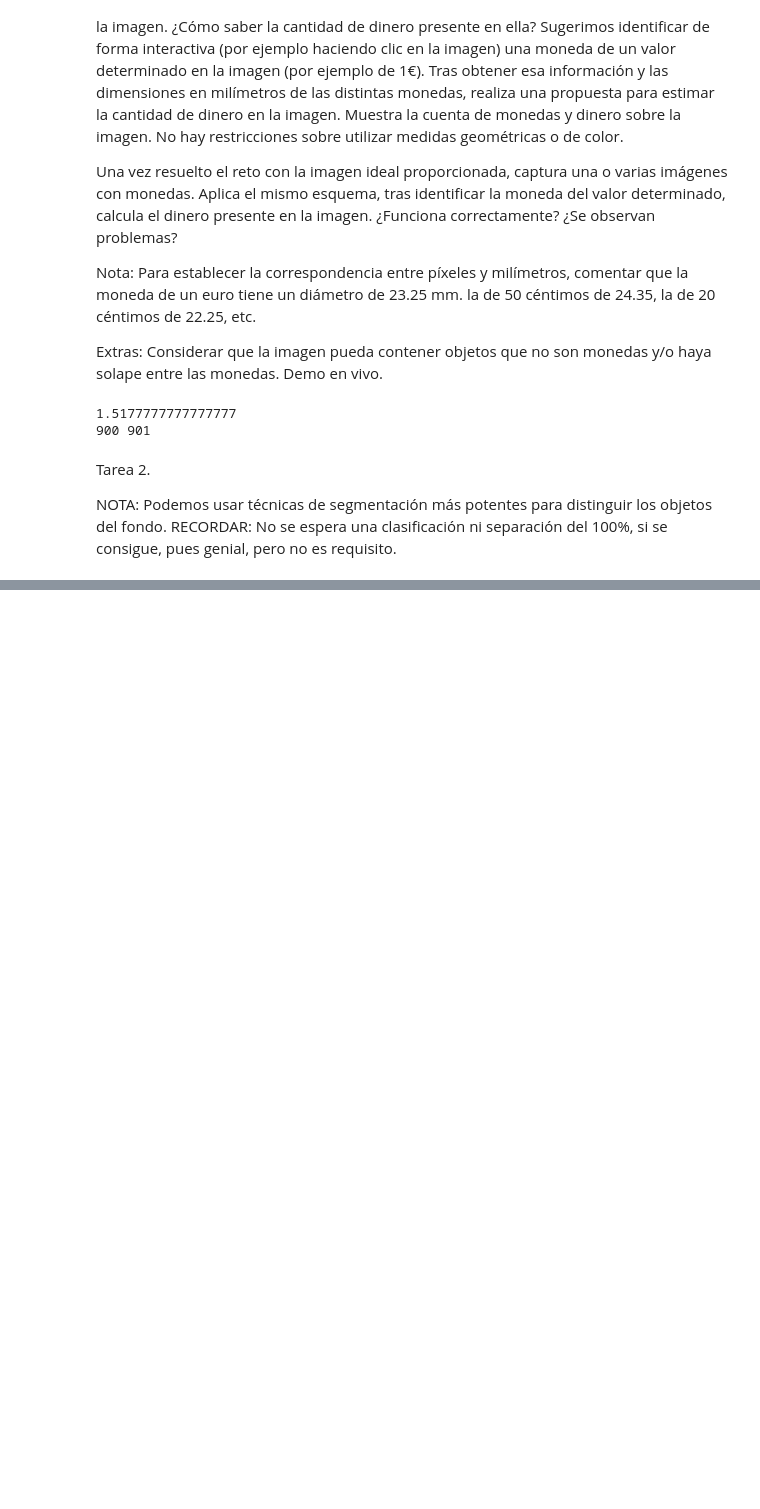
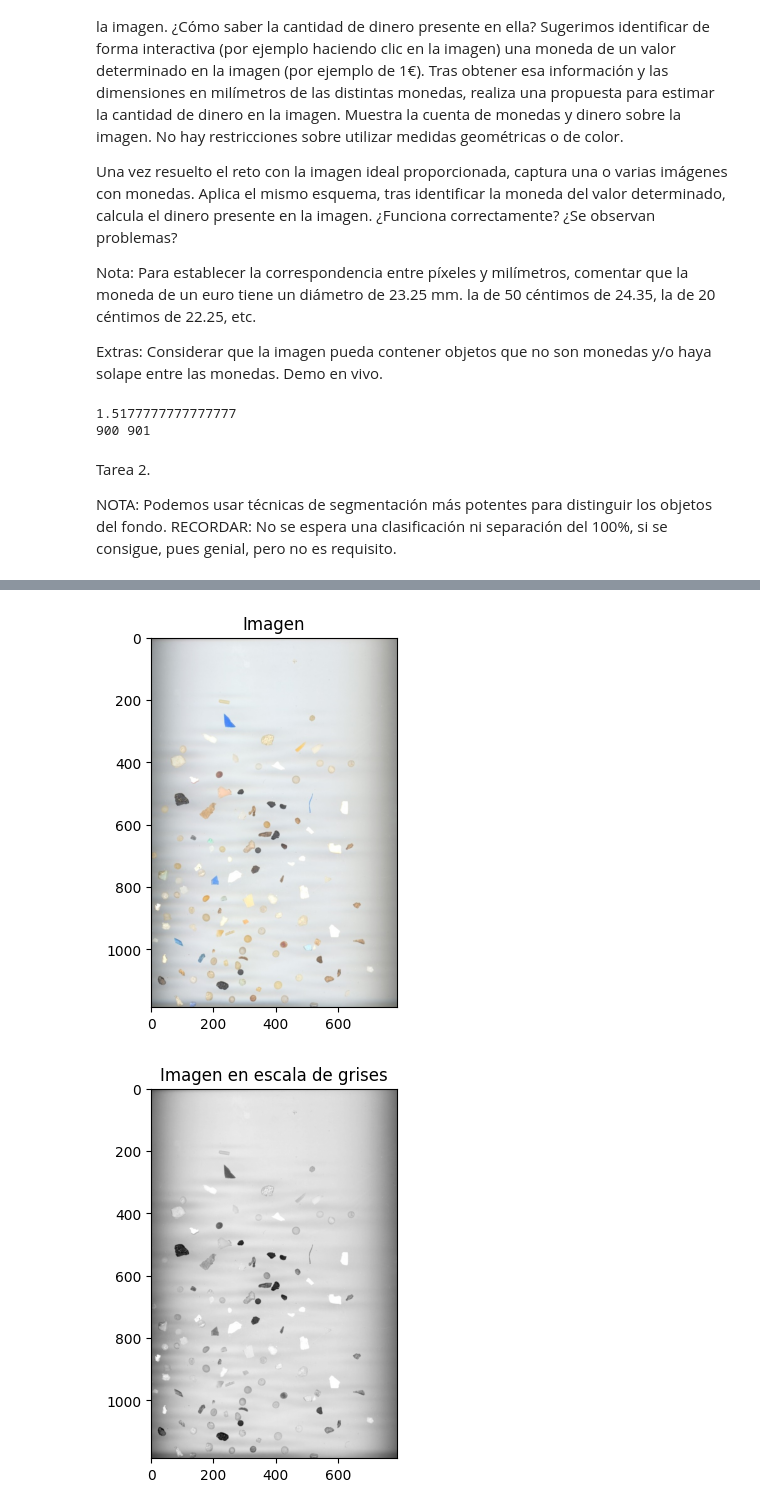
Before and after one commit to Leslie-Romero/VC_P3_LRM_MCV, a Jupyter notebook: Tareas.ipynb, the cells around one changed output, grey strips where cells are left out. Drawn from its saved outputs; the diff is of its cells as text; code cells hidden in the pictures; blank space fills up the shorter version.

```diff
--- a/Tareas.ipynb
+++ b/Tareas.ipynb
@@ -114,0 +117,18 @@ RECORDAR: No se espera una clasificación ni separación del 100%, si se consigu
+# %%
+#Carga imagen directamente en grises
+img = cv2.imread('./content/MPs_test.jpg')
+
+img_rgb = cv2.cvtColor(img, cv2.COLOR_BGR2RGB)
+
+plt.imshow(img_rgb)
+plt.title("Imagen")
+plt.show()
+
+img_gris = cv2.cvtColor(img, cv2.COLOR_BGR2GRAY)
+
+plt.imshow(img_gris, cmap='gray')
+plt.title("Imagen en escala de grises")
+plt.show()
+# %% [output]
+[figure, added]
+[figure, added]
```
Also changed, not shown: parts of 1 cell of this notebook.
